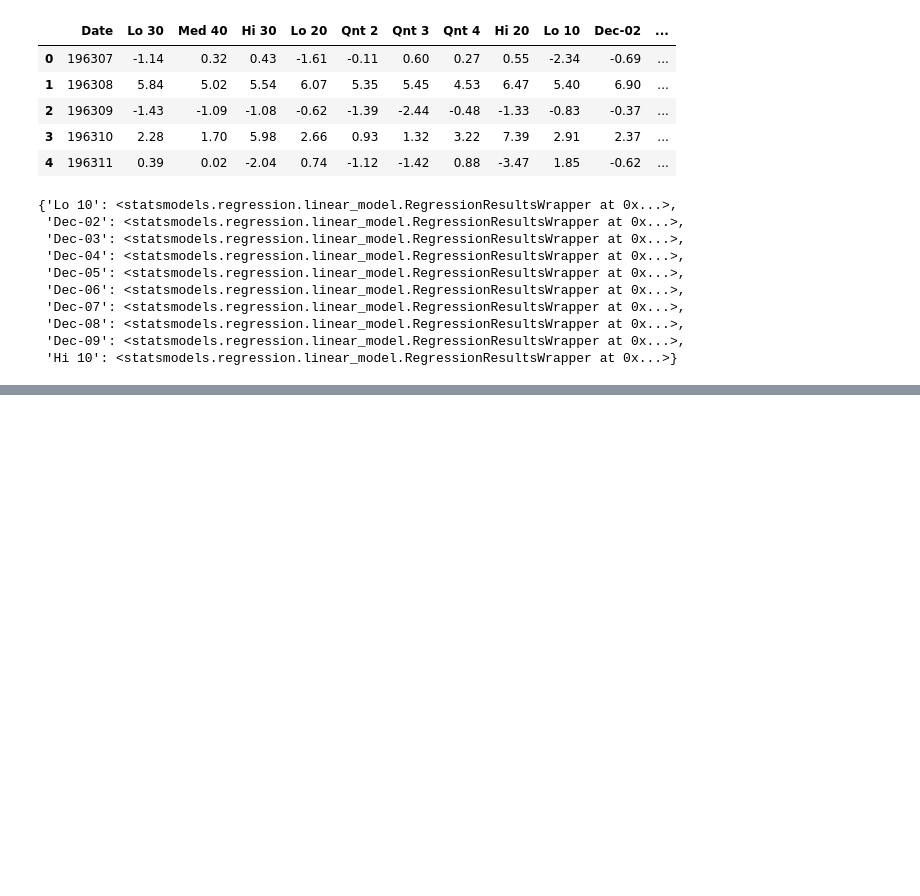
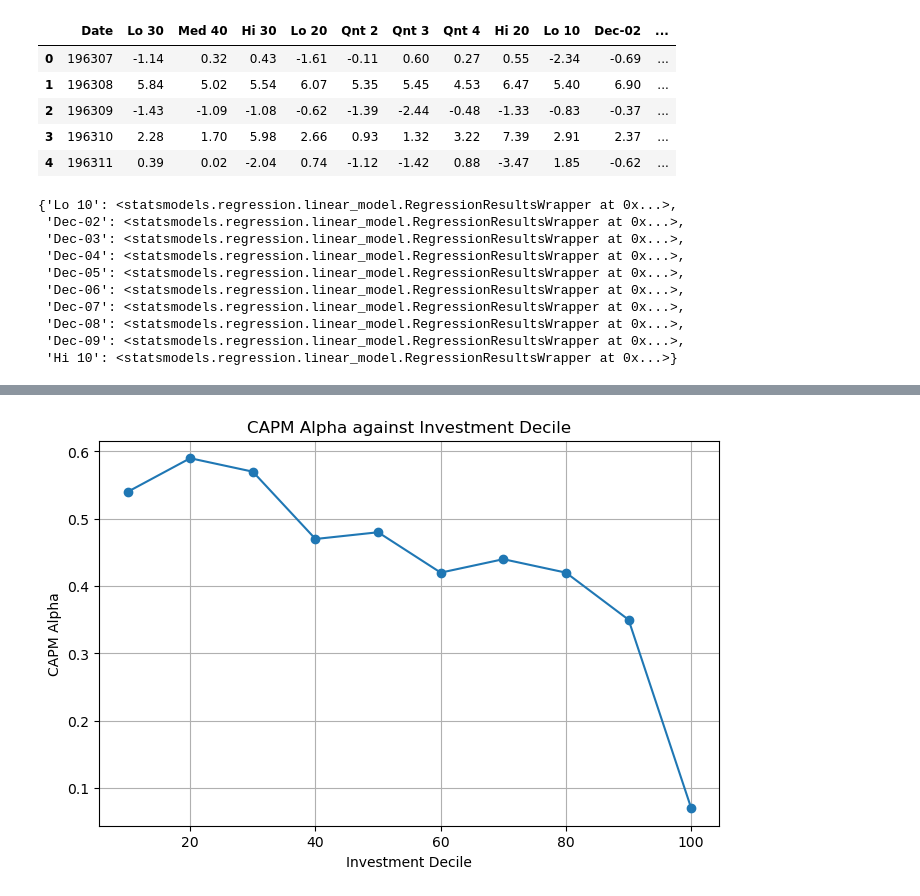
Before and after one commit to JiaqiSun45635/AP, a Jupyter notebook: Asset Pricing Assignment Q3.ipynb, the cells around one changed output, grey strips where cells are left out. Saved outputs shown, nothing was run; the diff lists cells and outputs as text; code cells hidden in the pictures; blank space fills up the shorter version.

```diff
--- a/Asset Pricing Assignment Q3.ipynb
+++ b/Asset Pricing Assignment Q3.ipynb
@@ -99,0 +78,13 @@ display(alphas)
+# %%
+# plot CAPM alphas against investment deciles
+deciles_list = []
+x = range(10, 101, 10)
+for n in x:
+    deciles_list.append(n)
+
+deciles = pd.DataFrame(deciles_list)
+alpha_plot = pd.concat([deciles, alphas],axis=1,ignore_index=True)
+alpha_plot = alpha_plot.rename(columns={0: "Decile", 1: "Portfolio", 2: "Alpha"})
+alpha_plot.drop(['Portfolio'],axis=1,inplace=True)
+
+alpha_plot
@@ -99,0 +103,12 @@ display(alphas)
+# %%
+# plot CAPM alphas against investment deciles
+plt.figure(figsize=(8, 5))
+plt.plot(alpha_plot['Decile'], alpha_plot['Alpha'], marker='o', linestyle='-')
+
+plt.xlabel('Investment Decile')
+plt.ylabel('CAPM Alpha')
+plt.title('CAPM Alpha against Investment Decile')
+plt.grid(True)
+plt.show()
+# %% [output]
+[figure, added]
```
Also changed, not shown: parts of 17 cells of this notebook, 6 other files.
